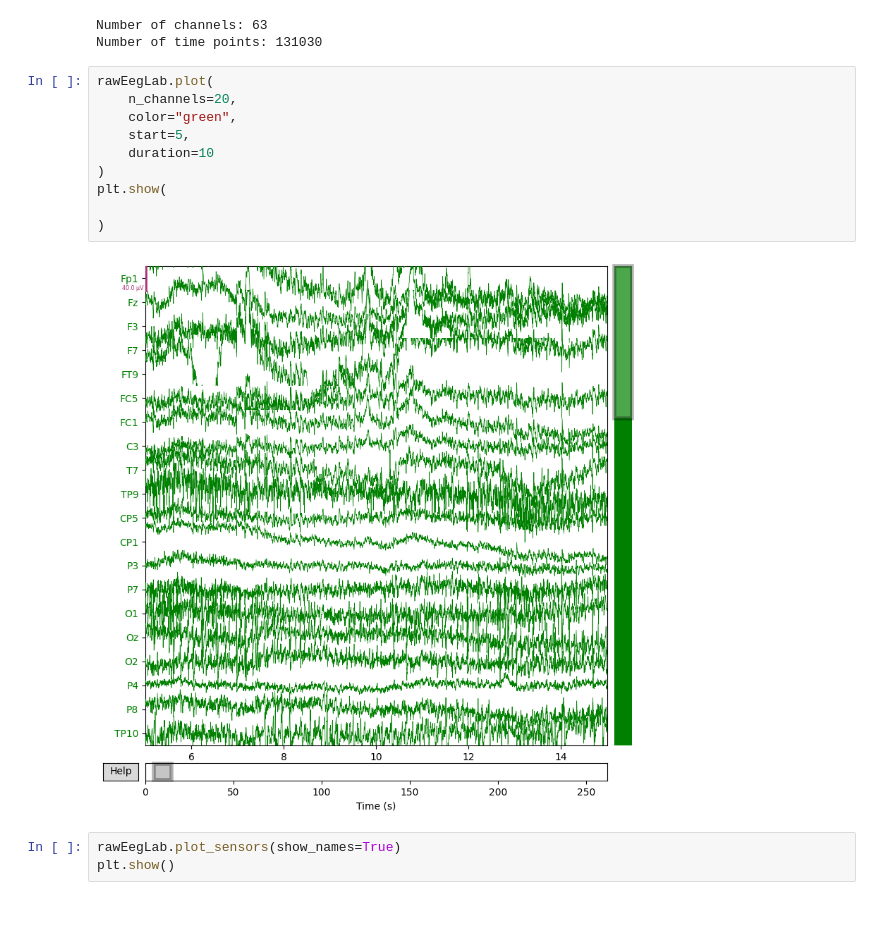
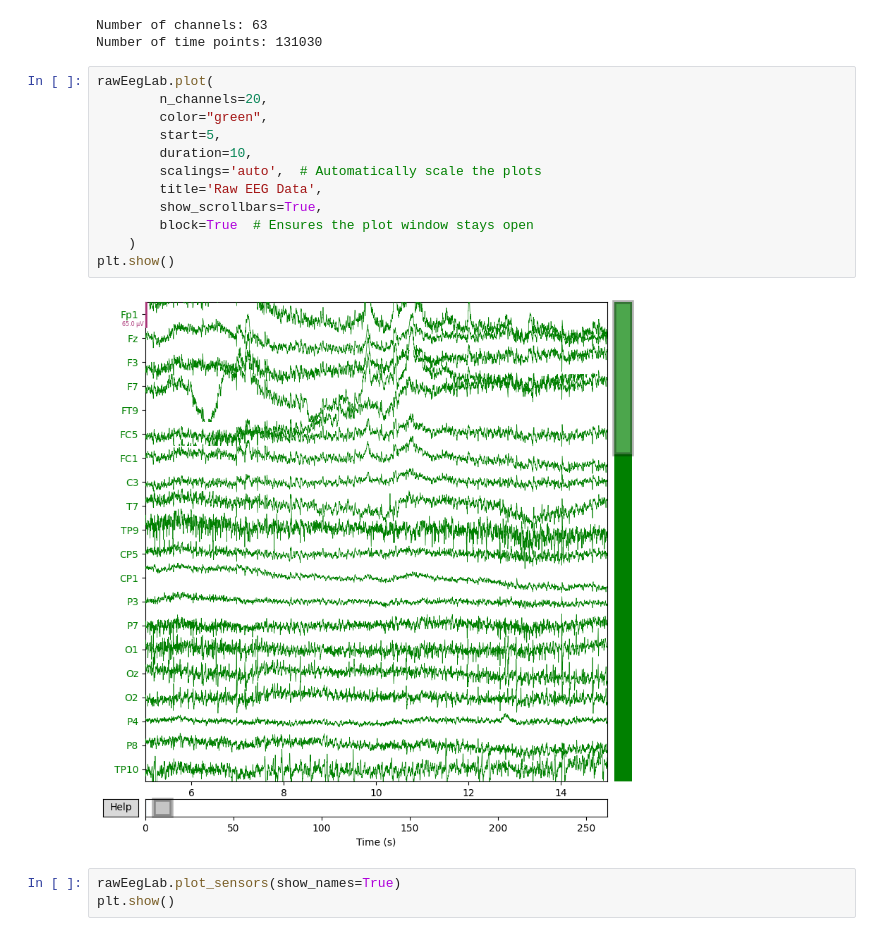
Before and after one commit to Nobi004/Parkinson_disease-EEG_Data_Analysis, a Jupyter notebook: main.ipynb, the cells around one changed output. Cells and saved outputs as stored; diff of their text form.

```diff
--- a/main.ipynb
+++ b/main.ipynb
@@ -169,16 +169,18 @@ Number of channels: 63
 Number of time points: 131030
 # %%
 rawEegLab.plot(
-    n_channels=20,
-    color="green",
-    start=5,
-    duration=10
-)
-plt.show(
-
-)
+        n_channels=20,
+        color="green",
+        start=5,
+        duration=10,
+        scalings='auto',  # Automatically scale the plots
+        title='Raw EEG Data',
+        show_scrollbars=True,
+        block=True  # Ensures the plot window stays open
+    )
+plt.show()
 # %% [output]
-[figure, old version]
+[figure, new version]
 # %%
 rawEegLab.plot_sensors(show_names=True)
 plt.show()
```
Also changed, not shown: parts of 4 cells of this notebook, 2 other files.
